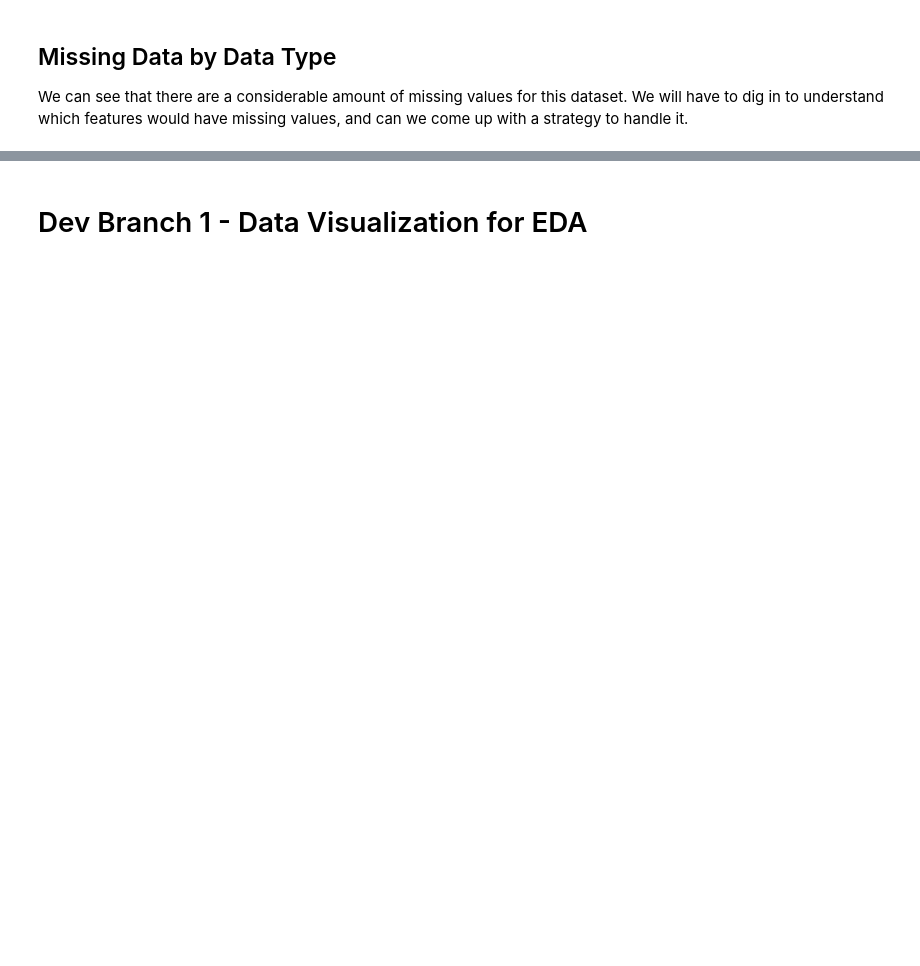
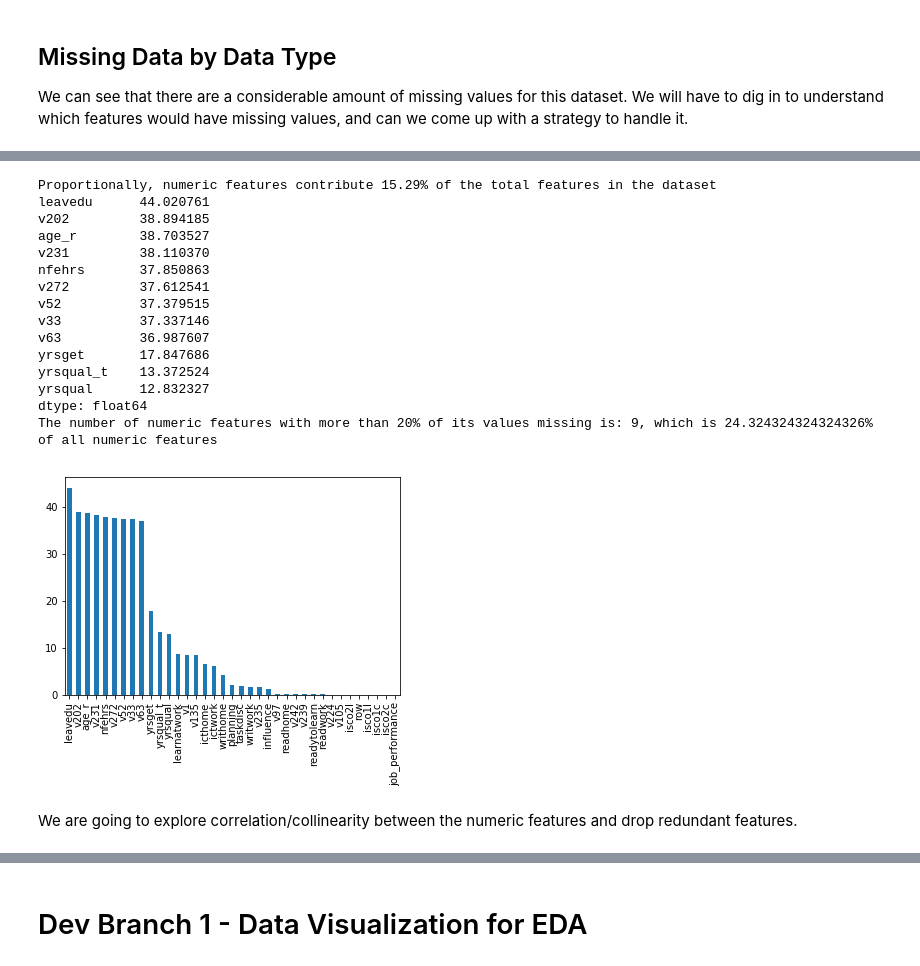
Before and after one commit to SJHH-Nguyen-D/sharpestminds_project, a Jupyter notebook: HW5_sharpestminds_.ipynb, the cells around one changed output, grey strips where cells are left out. Drawn from its saved outputs; the diff is of its cells as text; code cells hidden in the pictures; blank space fills up the shorter version.

Commit message:
further preprocessing and cleaning of data

```diff
--- a/HW5_sharpestminds_.ipynb
+++ b/HW5_sharpestminds_.ipynb
@@ -183,16 +224,23 @@ Combine multiple conditions with &:
 df.loc[(df['column_name'] >= A) & (df['column_name'] <= B)]
 # %%
 # Data points with percentage of data missing and greater will be dropped from the dataset
-dropthreshold = 40
+dropthreshold = 20
 
 # get the data points in the dataframe that have >= 30% of their data missing
-df_row_gtoe_30_missing = df.loc[(df.isnull().sum(axis=1)/df.shape[1]*100 >= dropthreshold)]
-reduced_row_gtoe_30_missing = df.loc[(df.isnull().sum(axis=1)/df.shape[1]*100 <= dropthreshold)]
+df_row_gtoe_20_missing = reduced_cols_gtoe_60_missing_df.loc[(reduced_cols_gtoe_60_missing_df.isnull().sum(axis=1)/reduced_cols_gtoe_60_missing_df.shape[1]*100 >= dropthreshold)]
+reduced_row_gtoe_20_missing = reduced_cols_gtoe_60_missing_df.loc[(reduced_cols_gtoe_60_missing_df.isnull().sum(axis=1)/reduced_cols_gtoe_60_missing_df.shape[1]*100 <= dropthreshold)]
 
 print("The data points with {}% or more of it's data missing will be dropped from the dataset.".format(dropthreshold))
-print("The size of the dataset has been reduced by {0:.2f}% after dropping the rows with a significant amount of missing data.".format(df_row_gtoe_30_missing.shape[0]/df.shape[0] * 100))
-print("The size of the dataset remaining after the missing data points have been dropped {0:.2f}%.".format(reduced_row_gtoe_30_missing.shape[0]/df.shape[0] * 100))
-print("This is the size of the dataset before it was reduced: {}".format(df.shape))
-print("The shape of the data that would be dropped with >= 30% of its data missing : {}".format(df_row_gtoe_30_missing.shape))
-print("This is the shape of the remaining dataset, after having dropped the data points with GTOE 30% of the data missing: {}".format(reduced_row_gtoe_30_missing.shape))
+print("The size of the dataset has been reduced by {}% after dropping the rows with {}% of its data missing.".format(df_row_gtoe_20_missing.shape[0]/reduced_cols_gtoe_60_missing_df.shape[0] * 100, dropthreshold))
+print("The size of the dataset remaining after the missing data points have been dropped {}%.".format(reduced_row_gtoe_20_missing.shape[0]/reduced_cols_gtoe_60_missing_df.shape[0] * 100))
+print("This is the size of the dataset before it was reduced: {}".format(reduced_cols_gtoe_60_missing_df.shape))
+print("The shape of the data that would be dropped with >= {}% of its data missing : {}".format(dropthreshold, df_row_gtoe_20_missing.shape))
+print("This is the shape of the remaining dataset, after having dropped the data points with GTOE {}% of the data missing: {}".format(dropthreshold, reduced_row_gtoe_20_missing.shape))
+print("As a result, {} data points have been dropped due to insufficient data".format(reduced_cols_gtoe_60_missing_df.shape[0] - reduced_row_gtoe_20_missing.shape[0]))
+
+# give the new dataframe a better name
+final_kept_df = reduced_row_gtoe_20_missing
+
+# save the dataframe to disk after the processing
+# final_kept_df.to_csv('./final_kept_df.csv')
 # %% [output]
@@ -208,9 +257,9 @@ We can see that there are a considerable amount of missing values for this datas
 # %%
 # separate out the numeric and categorical variables to see how much of each are missing
 
-numeric_df = df._get_numeric_data() # 85 numeric features
-categorical_df = df.select_dtypes(exclude = [int, float]) # 380-84 = 296 text/categorical features
+numeric_df = final_kept_df._get_numeric_data()
+categorical_df = final_kept_df.select_dtypes(exclude = [int, float])
 
-print("Shape of Numeric Feature DF: {}".format(numeric_df.shape))
-print("Shape of Non-Numeric Feature DF: {}".format(categorical_df.shape))
+print("Number of Numeric Features: {}".format(numeric_df.shape[1]))
+print("Number of Categorical Features: {}".format(categorical_df.shape[1]))
 # %% [output]
@@ -255,0 +272,28 @@ dtype: int64
+# %%
+# take a look at the missing values from the numeric features dataframe
+print("Proportionally, numeric features contribute {0:.2f}% of the total features in the dataset".format(numeric_df.shape[1]/final_kept_df.shape[1]*100))
+a = pd.Series(numeric_df.isnull().sum().sort_values(ascending=False)/(numeric_df.shape[0]) * 100)
+print(a[:12])
+a.plot(kind='bar')
+
+# 9 numeric features of 37 with more than 20% of it's data missing
+print("The number of numeric features with more than 20% of its values missing is: {}, which is {}% of all numeric features".format(9, (9/numeric_df.shape[1]*100)))
+# %% [output]
+Proportionally, numeric features contribute 15.29% of the total features in the dataset
+leavedu      44.020761
+v202         38.894185
+age_r        38.703527
+v231         38.110370
+nfehrs       37.850863
+v272         37.612541
+v52          37.379515
+v33          37.337146
+v63          36.987607
+yrsget       17.847686
+yrsqual_t    13.372524
+yrsqual      12.832327
+dtype: float64
+The number of numeric features with more than 20% of its values missing is: 9, which is 24.324324324324326% of all numeric features
+[figure, added]
+# %% [markdown]
+We are going to explore correlation/collinearity between the numeric features and drop redundant features.
```
Also changed, not shown: parts of 57 cells of this notebook.
